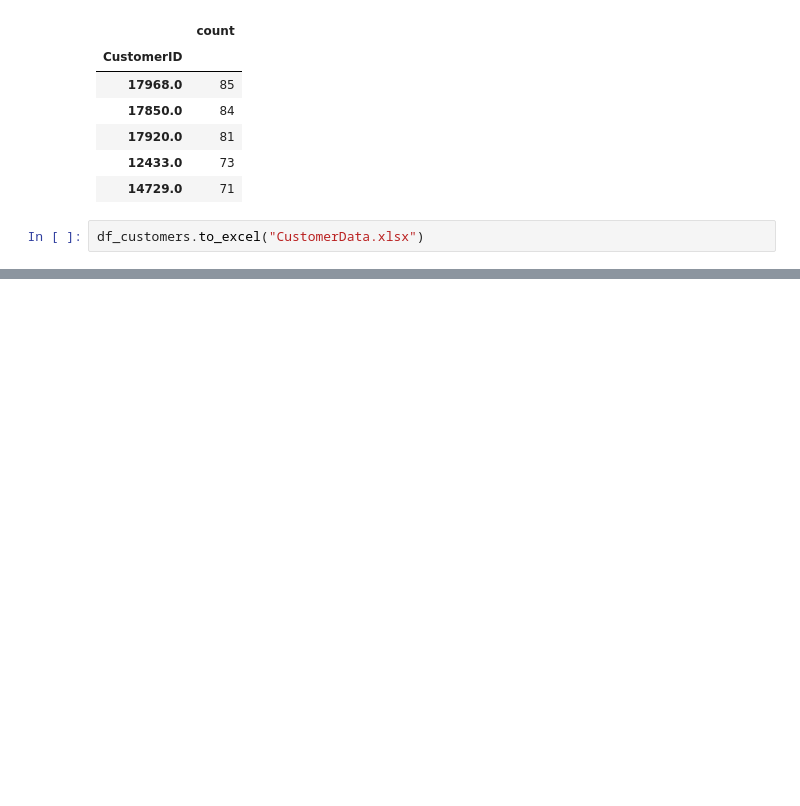
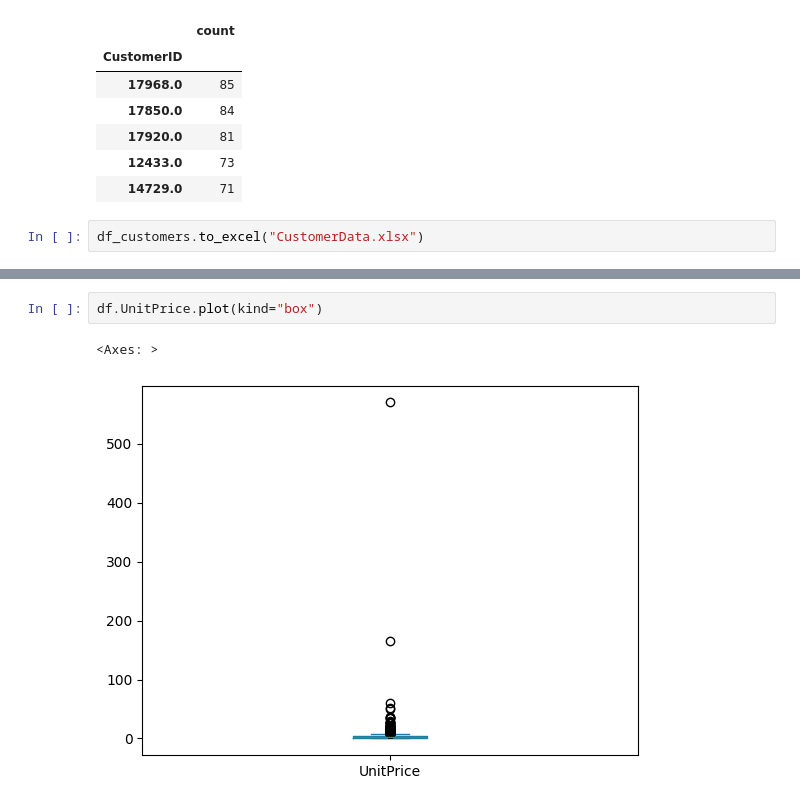
Before and after one commit to PrajwalLuitel/lambton_college_assessments, a Jupyter notebook: data_mining/class_assignment/test.ipynb, the cells around one changed output, grey strips where cells are left out. Drawn from its saved outputs; the diff is of its cells as text; blank space fills up the shorter version.

```diff
--- a/data_mining/class_assignment/test.ipynb
+++ b/data_mining/class_assignment/test.ipynb
@@ -119,0 +157,5 @@ df_customers.to_excel("CustomerData.xlsx")
+# %%
+df.UnitPrice.plot(kind="box")
+# %% [output]
+<Axes: >
+[figure, added]
```
Also changed, not shown: parts of 5 cells of this notebook, 5 other files.
